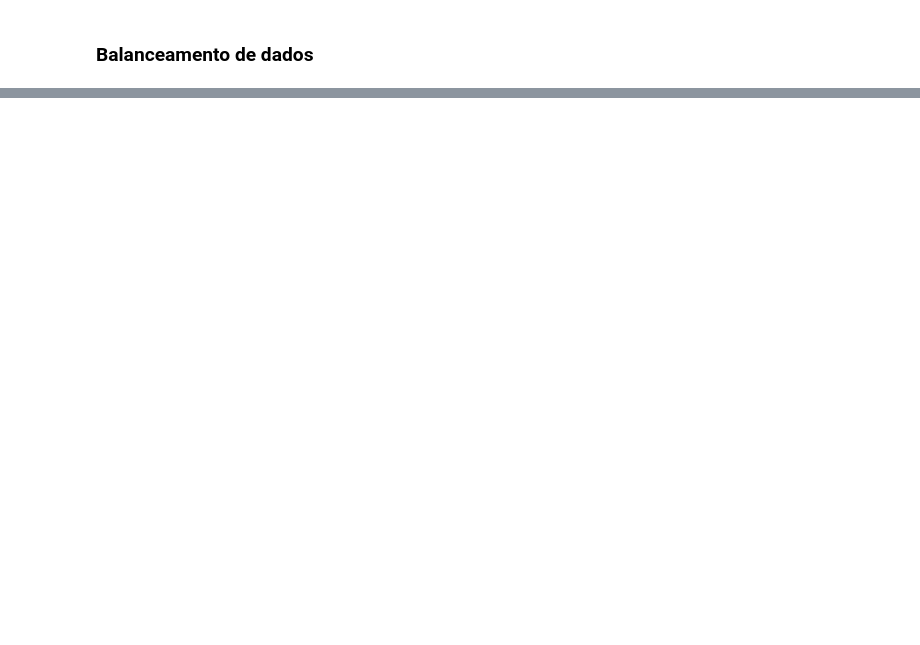
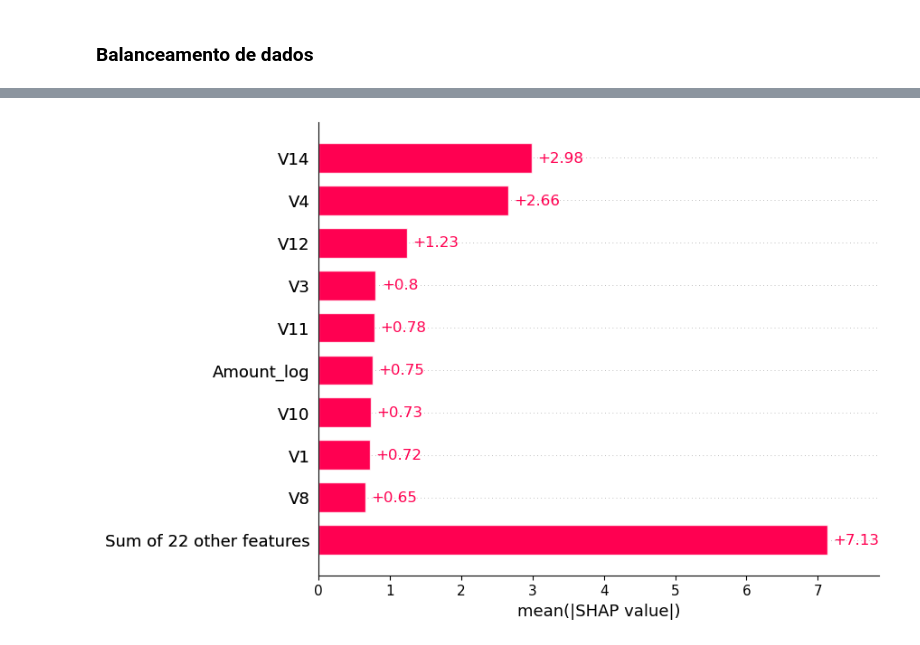
Before and after one commit to Douglas-Luiz-de-Oliveira-Rodrigues/deteccao-de-fraudes-em-transacoes, a Jupyter notebook: deteccao_de_fraudes_em_transacoes.ipynb, the cells around one changed output, grey strips where cells are left out. Drawn from its saved outputs; the diff is of its cells as text; code cells hidden in the pictures; blank space fills up the shorter version.

```diff
--- a/deteccao_de_fraudes_em_transacoes.ipynb
+++ b/deteccao_de_fraudes_em_transacoes.ipynb
@@ -138,0 +285,9 @@ x_res, y_res = smote.fit_resample(x, y)
+# %%
+import shap
+
+explainer = shap.Explainer(xgb)
+shap_values = explainer(x_test[:100])
+
+shap.plots.bar(shap_values)
+# %% [output]
+[figure, added]
```
Also changed, not shown: parts of 20 cells of this notebook.
